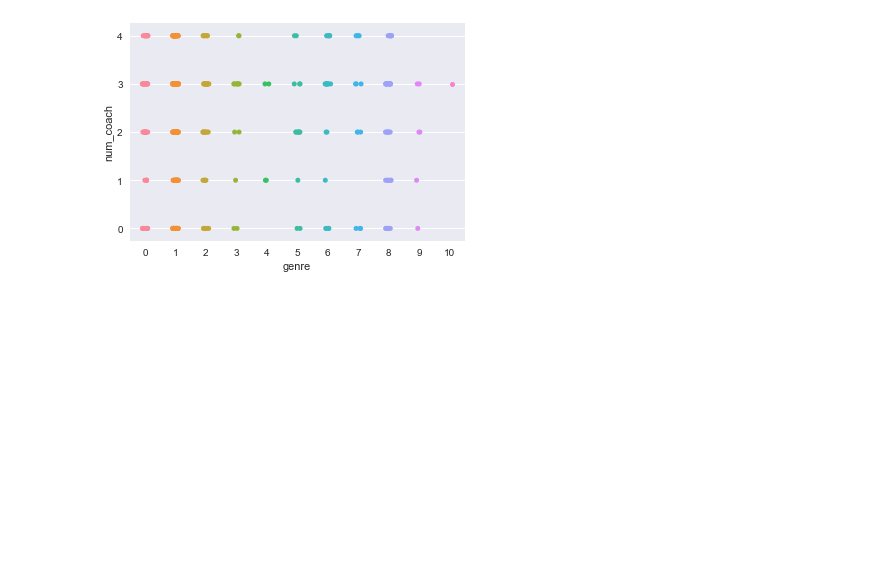
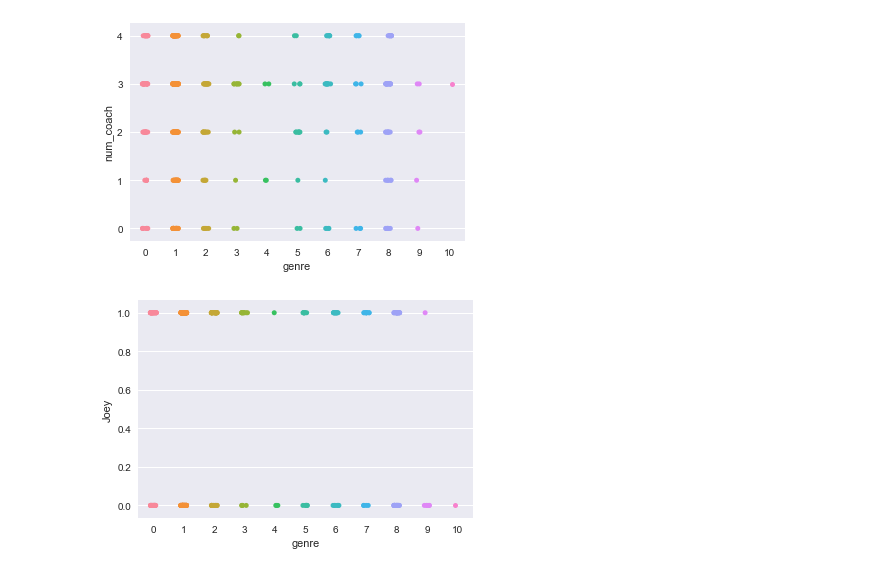
Before and after one commit to svnnynior/thevoiceth, a Jupyter notebook: public/data/clustering.ipynb, the cells around one changed output. Saved outputs shown, nothing was run; the diff lists cells and outputs as text; code cells hidden in the pictures; blank space fills up the shorter version.

```diff
--- a/public/data/clustering.ipynb
+++ b/public/data/clustering.ipynb
@@ -187,3 +187,8 @@ sns.stripplot(x="genre", y="num_coach", data=concat_df, jitter=True);
 plt.show()
 # %% [output]
 [figure]
+# %%
+sns.stripplot(x="genre", y="Joey", data=concat_df, jitter=True);
+plt.show()
+# %% [output]
+[figure, added]
```
Also changed, not shown: parts of 4 cells of this notebook, 4 other files.
